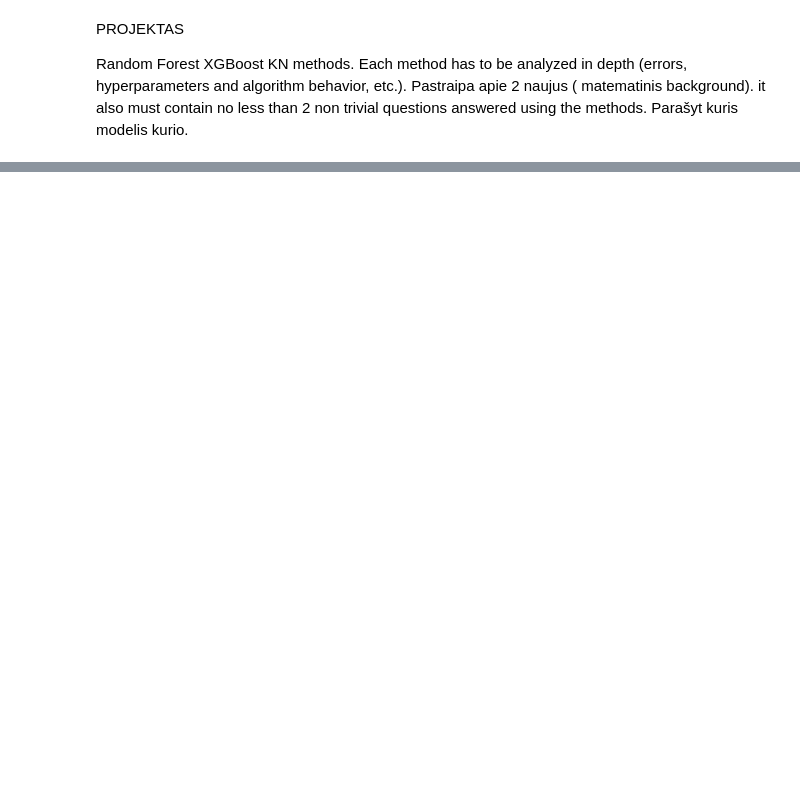
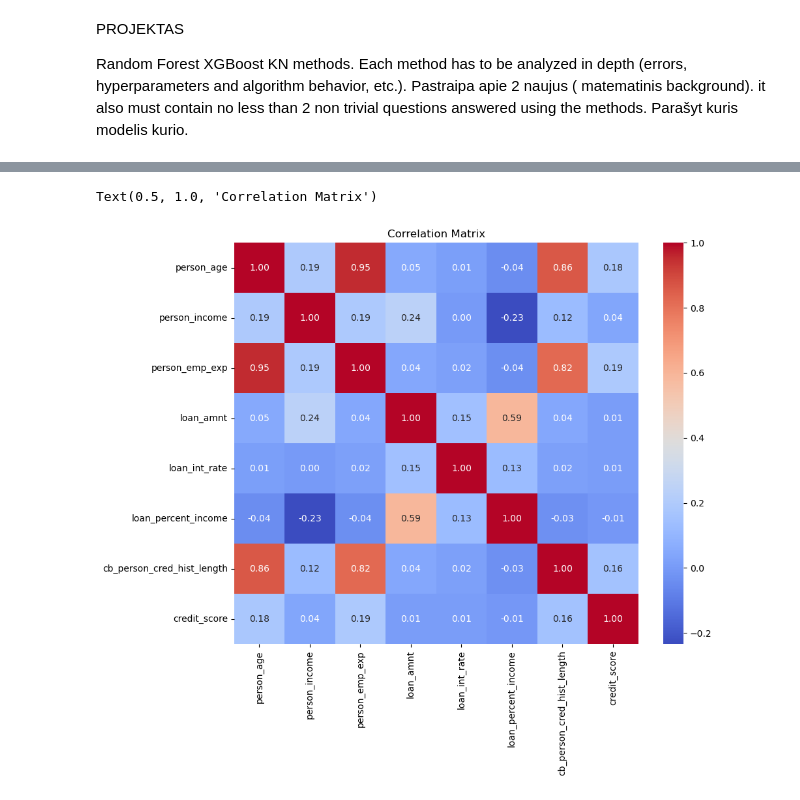
Before and after one commit to rytsle/ML_projektas, a Jupyter notebook: RF_XGBoost.ipynb, the cells around one changed output, grey strips where cells are left out. Drawn from its saved outputs; the diff is of its cells as text; code cells hidden in the pictures; blank space fills up the shorter version.

```diff
--- a/RF_XGBoost.ipynb
+++ b/RF_XGBoost.ipynb
@@ -40,0 +97,10 @@ dtype: int64
+# %%
+# correlation matrix
+import seaborn as sns
+corr = number_variables.corr()
+plt.figure(figsize=(10, 8))
+sns.heatmap(corr, annot=True, fmt=".2f", cmap='coolwarm')
+plt.title('Correlation Matrix')
+# %% [output]
+Text(0.5, 1.0, 'Correlation Matrix')
+[figure, added]
```
Also changed, not shown: parts of 14 cells of this notebook.
